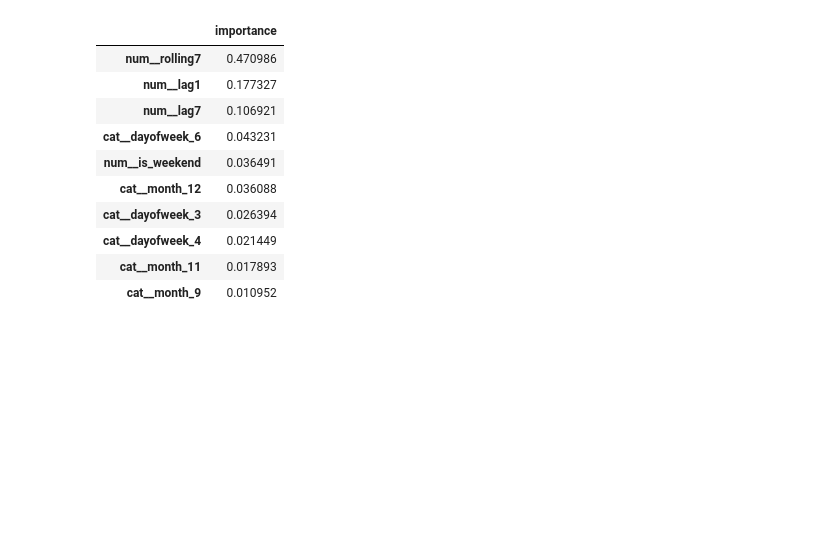
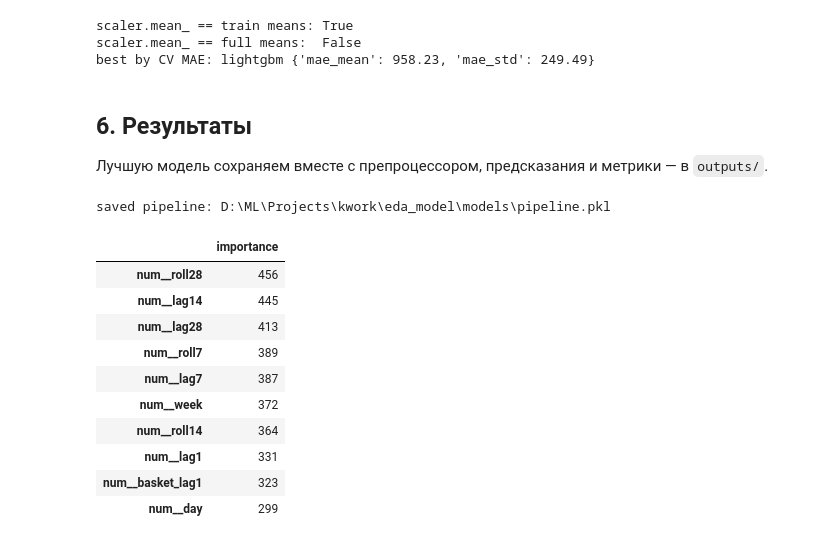
Before and after one commit to gor802018-code/retail-revenue-forecast, a Jupyter notebook: notebooks/01_eda_model.ipynb, the cells around one changed output. Drawn from its saved outputs; the diff is of its cells as text; code cells hidden in the pictures; blank space fills up the shorter version.

Commit message:
feat: add lags, holidays and LightGBM comparison

```diff
--- a/notebooks/01_eda_model.ipynb
+++ b/notebooks/01_eda_model.ipynb
@@ -348,0 +258,11 @@ saved: D:\ML\Projects\kwork\eda_model\models\pipeline.pkl
+# %%
+results = {"baseline_lag1": metrics(y_test, X_test["lag1"])}
+fitted = {}
+for name, estimator in models.items():
+    pipe = fit_model(estimator, X_train, y_train)
+    fitted[name] = pipe
+    results[name] = metrics(y_test, predict(pipe, X_test))
+
+table = pd.DataFrame(results).T
+table["cv_mae_mean"] = table.index.map(lambda n: cv_results.get(n, {}).get("mae_mean"))
+table
@@ -349,3 +275,35 @@ saved: D:\ML\Projects\kwork\eda_model\models\pipeline.pkl
+# %%
+scaler = fitted["lightgbm"].named_steps["prep"].named_transformers_["num"]
+print("scaler.mean_ == train means:", np.allclose(scaler.mean_, X_train[num_features].mean().to_numpy()))
+print("scaler.mean_ == full means: ", np.allclose(scaler.mean_, X[num_features].mean().to_numpy()))
+
+best_name = min(cv_results, key=lambda k: cv_results[k]["mae_mean"])
+print("best by CV MAE:", best_name, cv_results[best_name])
+# %% [output]
+scaler.mean_ == train means: True
+scaler.mean_ == full means:  False
+best by CV MAE: lightgbm {'mae_mean': 958.23, 'mae_std': 249.49}
+# %% [markdown]
+## 6. Результаты
+
+Лучшую модель сохраняем вместе с препроцессором, предсказания и метрики — в `outputs/`.
+# %%
+best_pipe = fitted[best_name]
+summary = {
+    "variants": results,
+    "cv": cv_results,
+    "best": best_name,
+    "test_days": int(len(y_test)),
+}
+(OUTPUTS / "metrics.json").write_text(json.dumps(summary, ensure_ascii=False, indent=2), encoding="utf-8")
+
+pred = predict(best_pipe, X_test)
+predictions = pd.DataFrame({"date": y_test.index, "actual": y_test.values, "predicted": pred})
+predictions.to_csv(OUTPUTS / "predictions.csv", index=False)
+joblib.dump(best_pipe, MODELS / "pipeline.pkl")
+print("saved pipeline:", MODELS / "pipeline.pkl")
+# %% [output]
+saved pipeline: D:\ML\Projects\kwork\eda_model\models\pipeline.pkl
 # %%
 fig, ax = plt.subplots(figsize=(11, 4))
 ax.plot(y_test.index, y_test.values, label="факт", linewidth=1.5)
@@ -358,27 +316,26 @@ fig.tight_layout()
 fig.savefig(FIGURES / "actual_vs_predicted.png", dpi=150)
 plt.show()
 # %%
-prep = best_model.named_steps["prep"]
+prep = best_pipe.named_steps["prep"]
 names = prep.get_feature_names_out()
-importance = pd.Series(best_model.named_steps["model"].feature_importances_, index=names).sort_values(ascending=False)
+importance = pd.Series(best_pipe.named_steps["model"].feature_importances_, index=names).sort_values(ascending=False)
 
 fig, ax = plt.subplots(figsize=(7, 4))
 importance.head(10).sort_values().plot.barh(ax=ax, color="#72B7B2")
 ax.set_title("Важность признаков")
 fig.tight_layout()
 fig.savefig(FIGURES / "feature_importance.png", dpi=150)
 plt.show()
-
 importance.head(10).to_frame("importance")
 # %% [output]
 |  | importance |
-| num__rolling7 | 0.470986 |
-| num__lag1 | 0.177327 |
-| num__lag7 | 0.106921 |
-| cat__dayofweek_6 | 0.043231 |
-| num__is_weekend | 0.036491 |
-| cat__month_12 | 0.036088 |
-| cat__dayofweek_3 | 0.026394 |
-| cat__dayofweek_4 | 0.021449 |
-| cat__month_11 | 0.017893 |
-| cat__month_9 | 0.010952 |
+| num__roll28 | 456 |
+| num__lag14 | 445 |
+| num__lag28 | 413 |
+| num__roll7 | 389 |
+| num__lag7 | 387 |
+| num__week | 372 |
+| num__roll14 | 364 |
+| num__lag1 | 331 |
+| num__basket_lag1 | 323 |
+| num__day | 299 |
```
Also changed, not shown: parts of 41 cells of this notebook, 8 other files.
